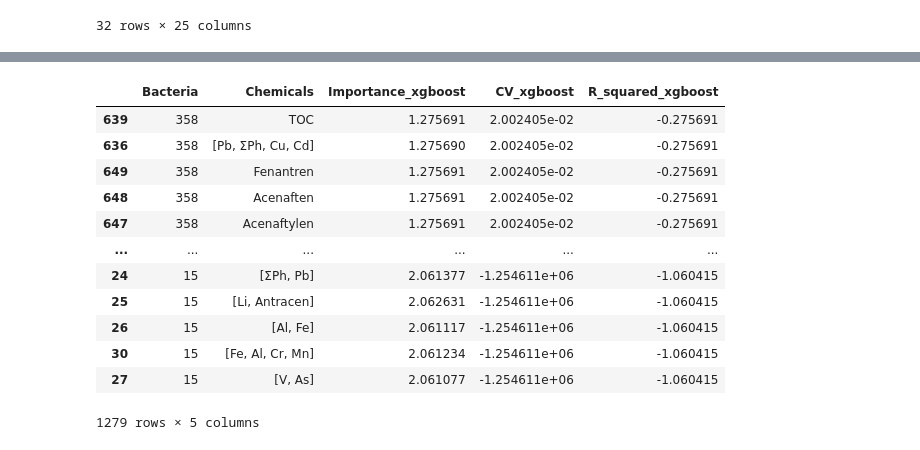
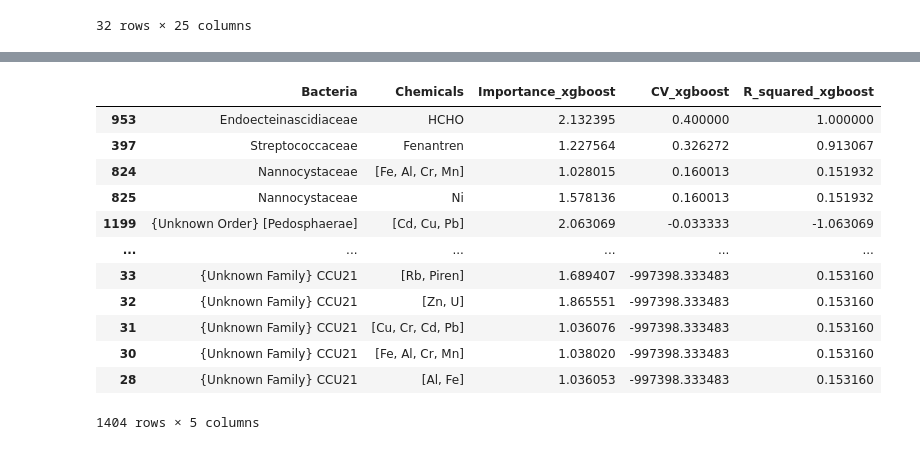
Before and after one commit to melehean/Bioinformatics-Project, a Jupyter notebook: family_analysis.ipynb, the cells around one changed output, grey strips where cells are left out. Saved outputs shown, nothing was run; the diff lists cells and outputs as text; code cells hidden in the pictures.

```diff
--- a/family_analysis.ipynb
+++ b/family_analysis.ipynb
@@ -86,17 +109,0 @@ xgboost_feature_importance
-# %%
-sorted_xgboost_feature_importance = xgboost_feature_importance.sort_values("CV_xgboost", ascending=False)
-sorted_xgboost_feature_importance
-# %% [output]
-|  | Bacteria | Chemicals | Importance_xgboost | CV_xgboost | R_squared_xgboost |
-| 639 | 358 | TOC | 1.275691 | 2.002405e-02 | -0.275691 |
-| 636 | 358 | [Pb, ΣPh, Cu, Cd] | 1.275690 | 2.002405e-02 | -0.275691 |
-| 649 | 358 | Fenantren | 1.275691 | 2.002405e-02 | -0.275691 |
-| 648 | 358 | Acenaften | 1.275691 | 2.002405e-02 | -0.275691 |
-| 647 | 358 | Acenaftylen | 1.275691 | 2.002405e-02 | -0.275691 |
-| ... | ... | ... | ... | ... | ... |
-| 24 | 15 | [ΣPh, Pb] | 2.061377 | -1.254611e+06 | -1.060415 |
-| 25 | 15 | [Li, Antracen] | 2.062631 | -1.254611e+06 | -1.060415 |
-| 26 | 15 | [Al, Fe] | 2.061117 | -1.254611e+06 | -1.060415 |
-| 30 | 15 | [Fe, Al, Cr, Mn] | 2.061234 | -1.254611e+06 | -1.060415 |
-| 27 | 15 | [V, As] | 2.061077 | -1.254611e+06 | -1.060415 |
-1279 rows × 5 columns
@@ -102,0 +112,21 @@ sorted_xgboost_feature_importance
+# %%
+sorted_xgboost_feature_importance_with_names = xgboost_feature_importance_with_names.sort_values("CV_xgboost", ascending=False)
+sorted_xgboost_feature_importance_with_names
+
+#names = results_gathering.name_lookup(list(sorted_xgboost_feature_importance['Bacteria']), family_names)
+#sorted_xgboost_feature_importance['Bacteria'] = names
+#sorted_xgboost_feature_importance
+# %% [output]
+|  | Bacteria | Chemicals | Importance_xgboost | CV_xgboost | R_squared_xgboost |
+| 953 | Endoecteinascidiaceae | HCHO | 2.132395 | 0.400000 | 1.000000 |
+| 397 | Streptococcaceae | Fenantren | 1.227564 | 0.326272 | 0.913067 |
+| 824 | Nannocystaceae | [Fe, Al, Cr, Mn] | 1.028015 | 0.160013 | 0.151932 |
+| 825 | Nannocystaceae | Ni | 1.578136 | 0.160013 | 0.151932 |
+| 1199 | {Unknown Order} [Pedosphaerae] | [Cd, Cu, Pb] | 2.063069 | -0.033333 | -1.063069 |
+| ... | ... | ... | ... | ... | ... |
+| 33 | {Unknown Family} CCU21 | [Rb, Piren] | 1.689407 | -997398.333483 | 0.153160 |
+| 32 | {Unknown Family} CCU21 | [Zn, U] | 1.865551 | -997398.333483 | 0.153160 |
+| 31 | {Unknown Family} CCU21 | [Cu, Cr, Cd, Pb] | 1.036076 | -997398.333483 | 0.153160 |
+| 30 | {Unknown Family} CCU21 | [Fe, Al, Cr, Mn] | 1.038020 | -997398.333483 | 0.153160 |
+| 28 | {Unknown Family} CCU21 | [Al, Fe] | 1.036053 | -997398.333483 | 0.153160 |
+1404 rows × 5 columns
```
Also changed, not shown: parts of 10 cells of this notebook.
